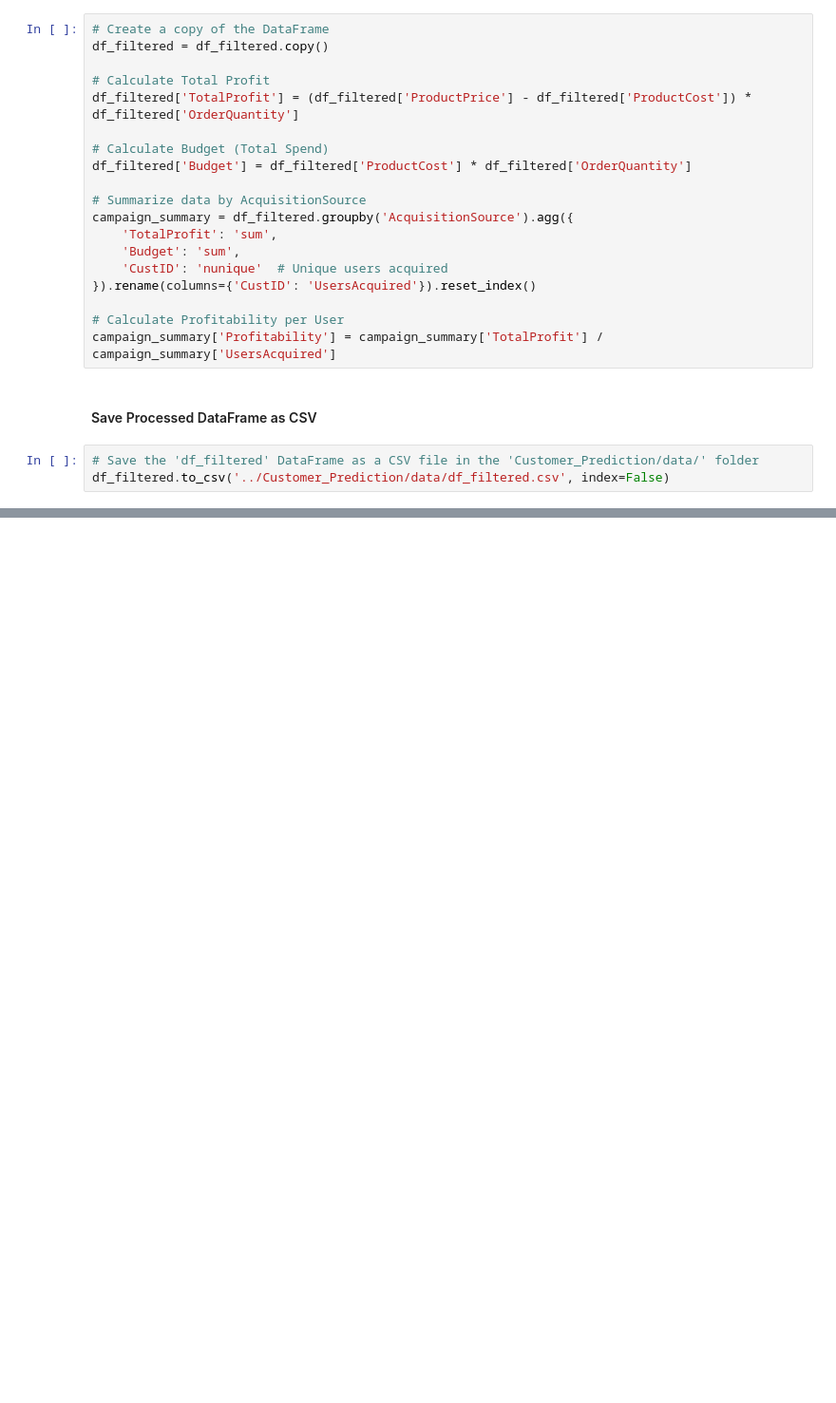
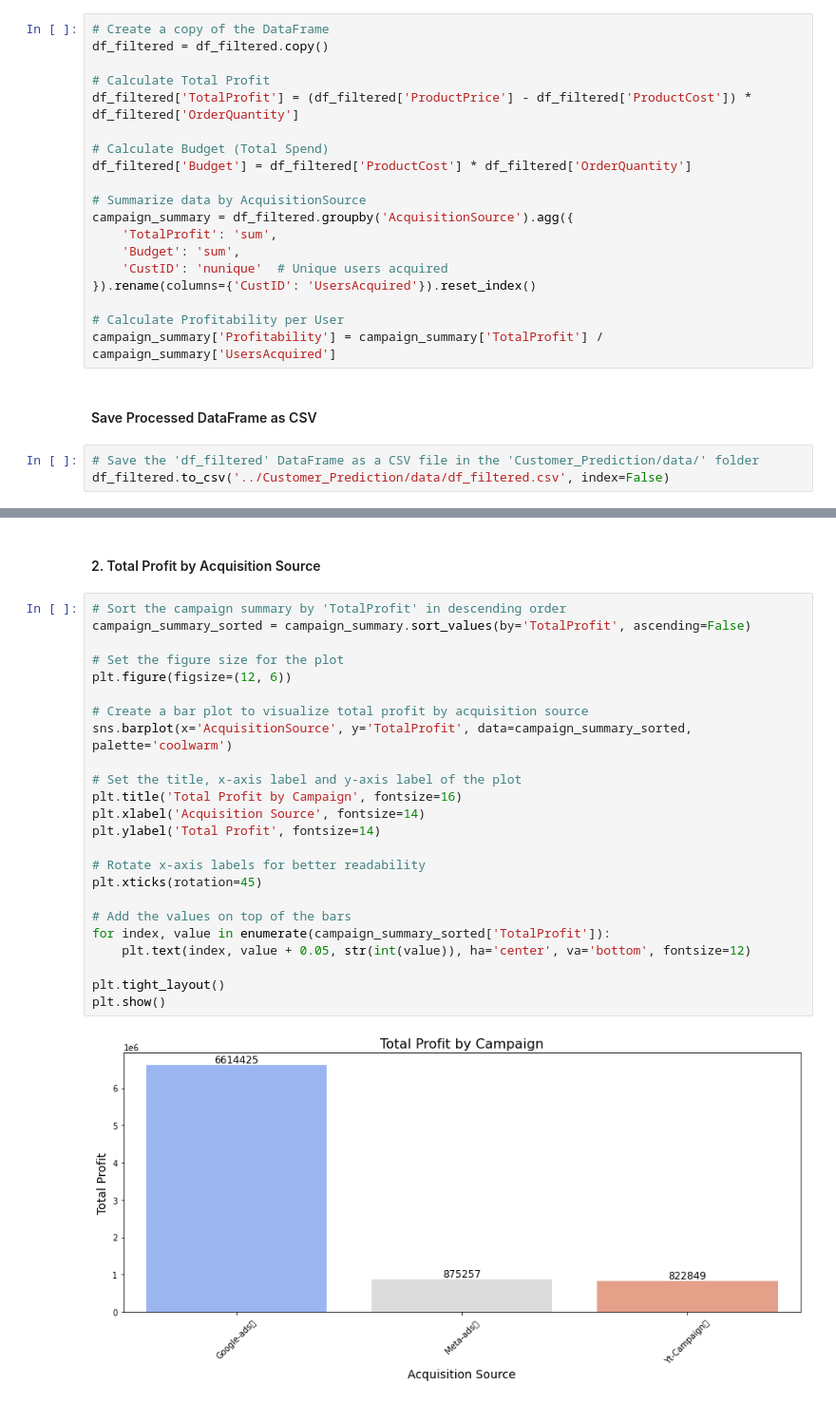
Before and after one commit to tracy-gwehona/Marketing-Campaign-Analysis-and-Customer-Acquisition-Prediction, a Jupyter notebook: Marketing_Analysis/campaign_analysis.ipynb, the cells around one changed output, grey strips where cells are left out. Shown at 95% size. Cells and saved outputs as stored; diff of their text form; blank space fills up the shorter version.

```diff
--- a/Marketing_Analysis/campaign_analysis.ipynb
+++ b/Marketing_Analysis/campaign_analysis.ipynb
@@ -245,0 +287,28 @@ df_filtered.to_csv('../Customer_Prediction/data/df_filtered.csv', index=False)
+# %% [markdown]
+#### 2. Total Profit by Acquisition Source
+# %%
+# Sort the campaign summary by 'TotalProfit' in descending order
+campaign_summary_sorted = campaign_summary.sort_values(by='TotalProfit', ascending=False)
+
+# Set the figure size for the plot
+plt.figure(figsize=(12, 6))
+
+# Create a bar plot to visualize total profit by acquisition source
+sns.barplot(x='AcquisitionSource', y='TotalProfit', data=campaign_summary_sorted, palette='coolwarm')
+
+# Set the title, x-axis label and y-axis label of the plot
+plt.title('Total Profit by Campaign', fontsize=16)
+plt.xlabel('Acquisition Source', fontsize=14)
+plt.ylabel('Total Profit', fontsize=14)
+
+# Rotate x-axis labels for better readability
+plt.xticks(rotation=45)
+
+# Add the values on top of the bars
+for index, value in enumerate(campaign_summary_sorted['TotalProfit']):
+    plt.text(index, value + 0.05, str(int(value)), ha='center', va='bottom', fontsize=12)
+
+plt.tight_layout()
+plt.show()
+# %% [output]
+[figure, added]
```
Also changed, not shown: parts of 14 cells of this notebook, 1 other file.
